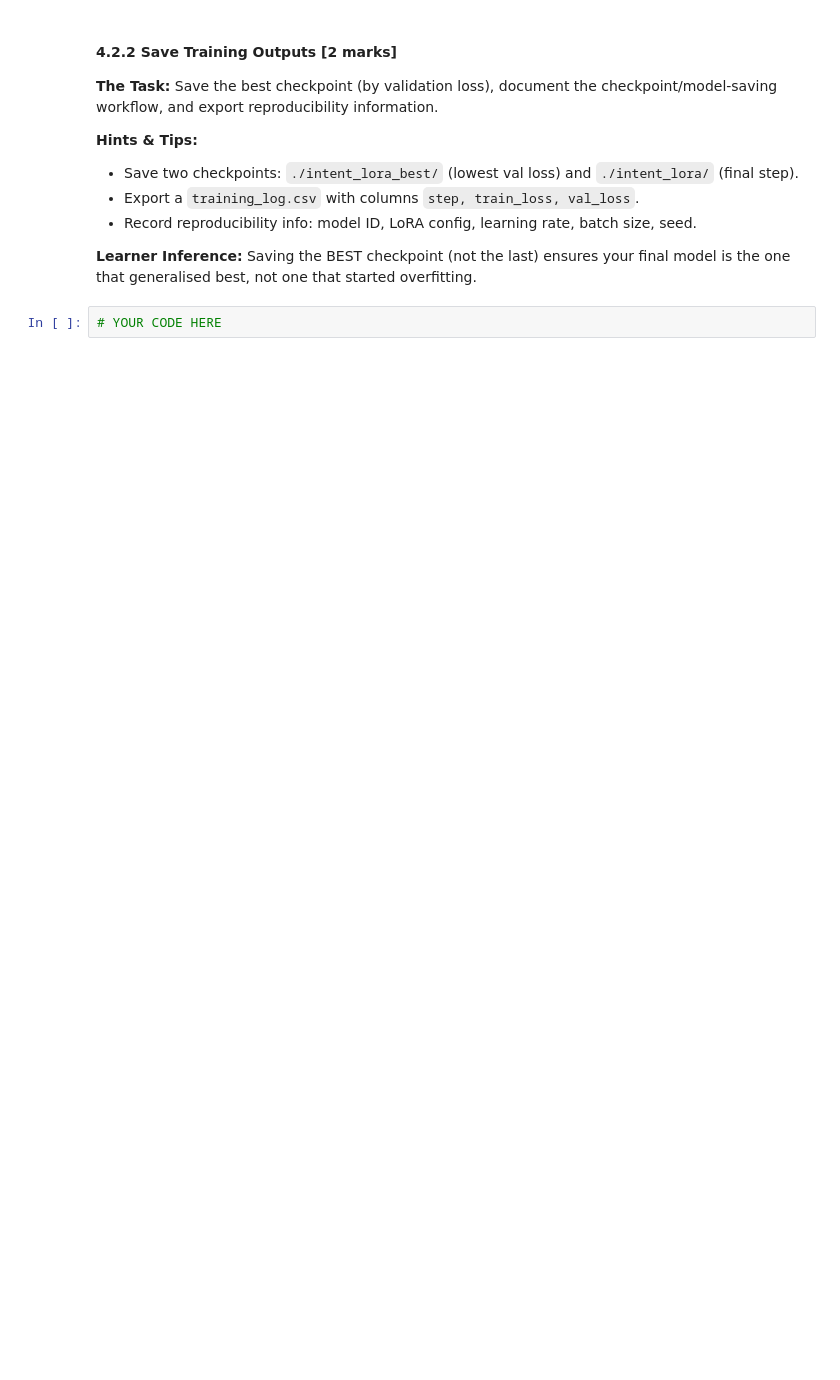
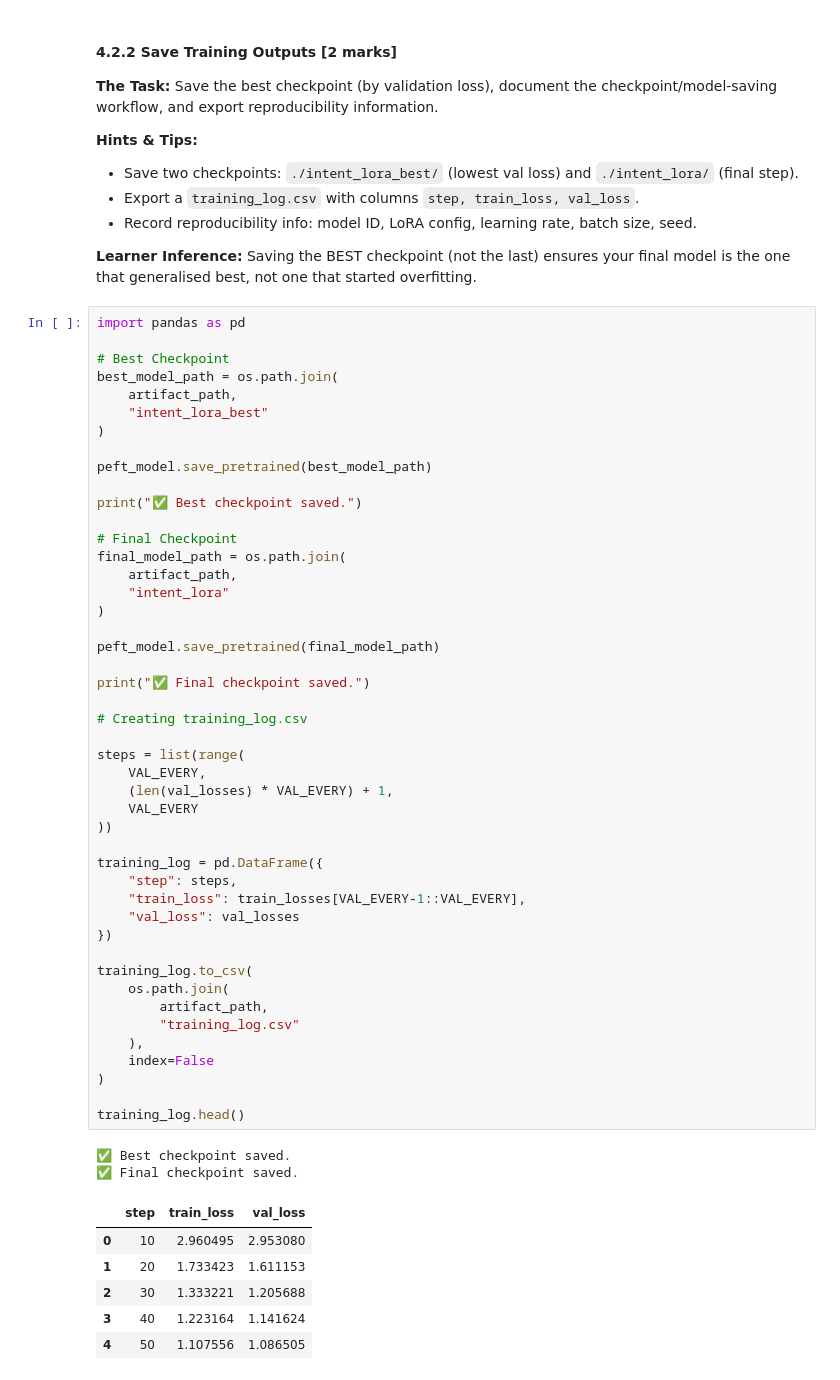
Before and after one commit to ssprajapati2021/Hybrid-RAG-Fine-Tuning, a Jupyter notebook: notebook/Fine_Tuning_Pipeline.ipynb, the cells around one changed output. Drawn from its saved outputs; the diff is of its cells as text; blank space fills up the shorter version.

```diff
--- a/notebook/Fine_Tuning_Pipeline.ipynb
+++ b/notebook/Fine_Tuning_Pipeline.ipynb
@@ -166,5 +461,58 @@ model = peft_model
 * Record reproducibility info: model ID, LoRA config, learning rate, batch size, seed.
 
 **Learner Inference:** Saving the BEST checkpoint (not the last) ensures your final model is the one that generalised best, not one that started overfitting.
-# %%
-# YOUR CODE HERE
+# %%
+import pandas as pd
+
+# Best Checkpoint
+best_model_path = os.path.join(
+    artifact_path,
+    "intent_lora_best"
+)
+
+peft_model.save_pretrained(best_model_path)
+
+print("✅ Best checkpoint saved.")
+
+# Final Checkpoint
+final_model_path = os.path.join(
+    artifact_path,
+    "intent_lora"
+)
+
+peft_model.save_pretrained(final_model_path)
+
+print("✅ Final checkpoint saved.")
+
+# Creating training_log.csv
+
+steps = list(range(
+    VAL_EVERY,
+    (len(val_losses) * VAL_EVERY) + 1,
+    VAL_EVERY
+))
+
+training_log = pd.DataFrame({
+    "step": steps,
+    "train_loss": train_losses[VAL_EVERY-1::VAL_EVERY],
+    "val_loss": val_losses
+})
+
+training_log.to_csv(
+    os.path.join(
+        artifact_path,
+        "training_log.csv"
+    ),
+    index=False
+)
+
+training_log.head()
+# %% [output]
+✅ Best checkpoint saved.
+✅ Final checkpoint saved.
+|  | step | train_loss | val_loss |
+| 0 | 10 | 2.960495 | 2.953080 |
+| 1 | 20 | 1.733423 | 1.611153 |
+| 2 | 30 | 1.333221 | 1.205688 |
+| 3 | 40 | 1.223164 | 1.141624 |
+| 4 | 50 | 1.107556 | 1.086505 |
```
Also changed, not shown: parts of 15 cells of this notebook.
